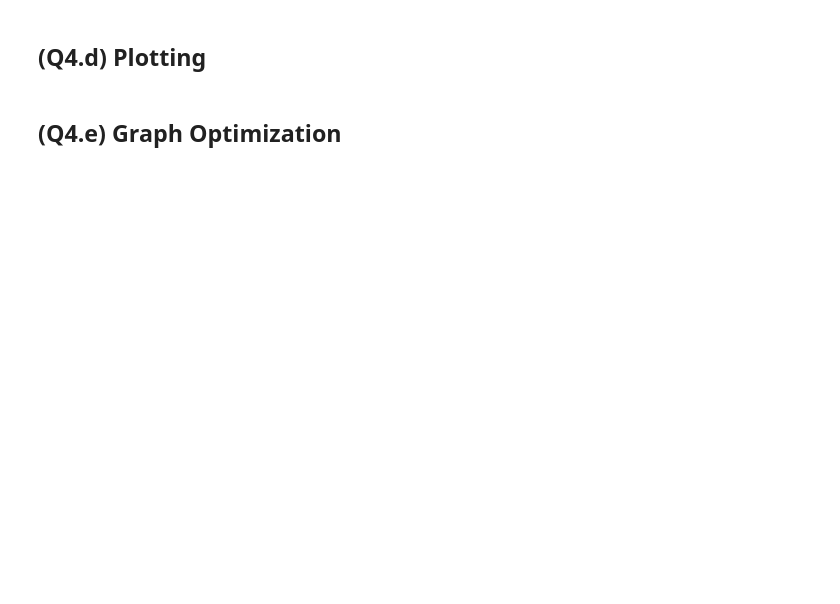
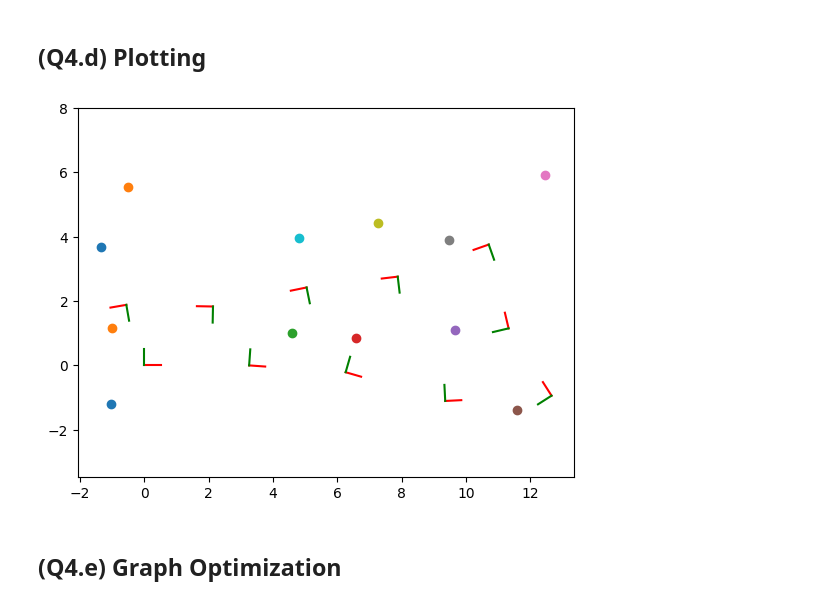
Before and after one commit to QuangMDoan/autonomy, a Jupyter notebook: hw4/AA274a-HW4-F25/P1-GTSAM/P1_GTSAM.ipynb, the cells around one changed output. Saved outputs shown, nothing was run; the diff lists cells and outputs as text; code cells hidden in the pictures; blank space fills up the shorter version.

```diff
--- a/hw4/AA274a-HW4-F25/P1-GTSAM/P1_GTSAM.ipynb
+++ b/hw4/AA274a-HW4-F25/P1-GTSAM/P1_GTSAM.ipynb
@@ -251,14 +251,14 @@ Factor 59: BetweenFactor(x2,x8)
 # %%
 # Set-up a values data structure for the initial estimate
 ### TODO (Q4.d) ###
-initial_estimate = ...
-###
+initial_estimate = gtsam.Values()
 
 # Set the initial poses from the noisy odometry alone
 # Hint, you already have this in `robot_noisy_df`
 ### TODO (Q4.d) ###
-
-###
+for xi, X in enumerate(Xs):
+    x, y, theta = robot_noisy_df[["x", "y", "theta"]].iloc[xi]
+    initial_estimate.insert(X, gtsam.Pose2(x, y, theta))
 
 # Sample random values for the initial landmark positions
 # In reality, you would have to estimate these from odometry,
@@ -287,10 +287,9 @@ for l_ind, L in enumerate(Ls):
                   np.random.normal(l_hat[1], ODOMETRY_NOISE_NUMPY[0]))
     # Add the initial estimates of the landmarks
     ### TODO (Q4.d) ###
-
-    ###
+    initial_estimate.insert(L, gtsam.Point2(*point_init))
 
 # Print the initial estimates to verify
 ### TODO (Q4.d) ###
-
-###
+print("Initial Estimate:")
+print(initial_estimate)
@@ -298,15 +315,23 @@ for l_ind, L in enumerate(Ls):
 ## (Q4.d) Plotting
 # %%
 # Plot the initial poses and landmarks.
-for x_ind, x_key in enumerate(Xs):
-    gtsam_plot.plot_pose2(0, initial_estimate.atPose2(x_key), 0.5)
+fig, ax = plt.subplots()  # Create a figure and axis for plotting
 
+# Plot the poses
+for xi, x_key in enumerate(Xs):
+    pose = initial_estimate.atPose2(x_key)
+    gtsam_plot.plot_pose2_on_axes(ax, pose, 0.5)
+
+# Plot the landmarks
 for l_ind, l_key in enumerate(Ls):
-    gtsam_plot.plot_point2(0, initial_estimate.atPoint2(l_key), 0.5)
-
+    if initial_estimate.exists(l_key):  # Ensure the key exists in the initial estimate
+        point = initial_estimate.atPoint2(l_key)
+        ax.plot(point[0], point[1], 'o')  # Plot the landmark
 
 plt.axis('equal')
 plt.show()
+# %% [output]
+[figure, added]
 # %% [markdown]
 ## (Q4.e) Graph Optimization
 # %%
```
Also changed, not shown: parts of 4 cells of this notebook, 2 other files.
